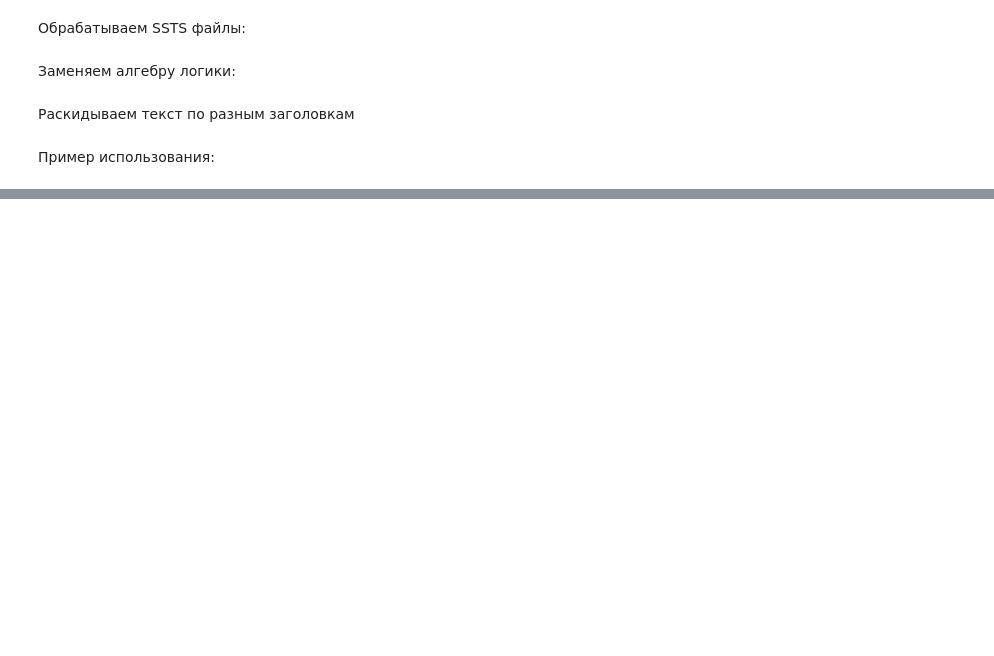
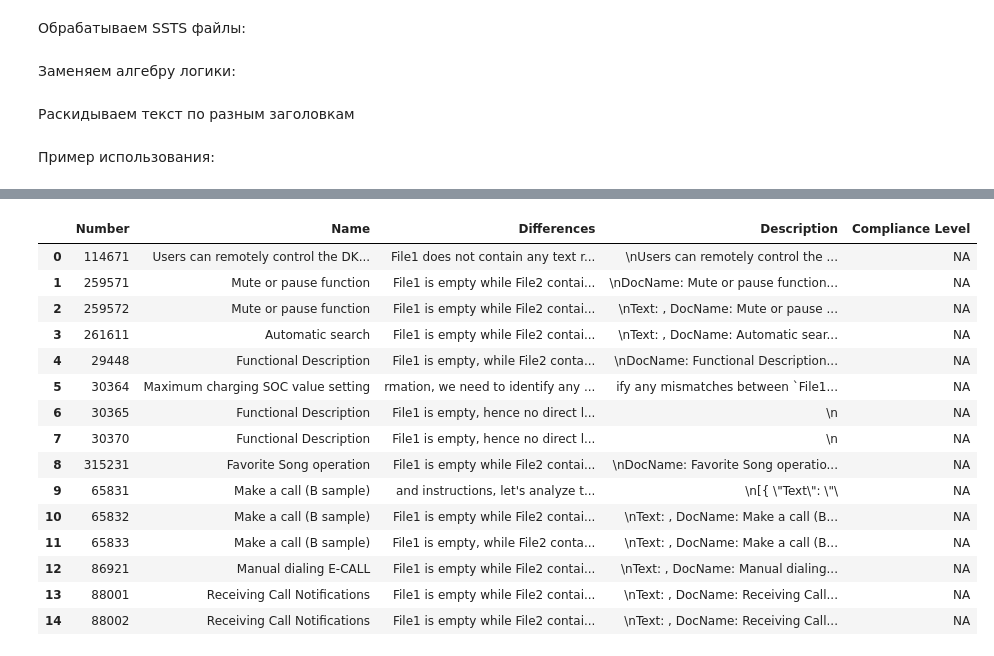
Before and after one commit to MegaMashroomSquad/CP_ATOM_HACK_2024, a Jupyter notebook: FULL_LAUNCH.ipynb, the cells around one changed output, grey strips where cells are left out. Cells and saved outputs as stored; diff of their text form; code cells hidden in the pictures; blank space fills up the shorter version.

```diff
--- a/FULL_LAUNCH.ipynb
+++ b/FULL_LAUNCH.ipynb
@@ -466,0 +499,19 @@ Average time taken per document: 3.3994 seconds
+# %%
+df
+# %% [output]
+|  | Number | Name | Differences | Description | Compliance Level |
+| 0 | 114671 | Users can remotely control the DK... | File1 does not contain any text r... | \nUsers can remotely control the ... | NA |
+| 1 | 259571 | Mute or pause function | File1 is empty while File2 contai... | \nDocName: Mute or pause function... | NA |
+| 2 | 259572 | Mute or pause function | File1 is empty while File2 contai... | \nText: , DocName: Mute or pause ... | NA |
+| 3 | 261611 | Automatic search | File1 is empty while File2 contai... | \nText: , DocName: Automatic sear... | NA |
+| 4 | 29448 | Functional Description | File1 is empty, while File2 conta... | \nDocName: Functional Description... | NA |
+| 5 | 30364 | Maximum charging SOC value setting | rmation, we need to identify any ... | ify any mismatches between `File1... | NA |
+| 6 | 30365 | Functional Description | File1 is empty, hence no direct l... | \n | NA |
+| 7 | 30370 | Functional Description | File1 is empty, hence no direct l... | \n | NA |
+| 8 | 315231 | Favorite Song operation | File1 is empty while File2 contai... | \nDocName: Favorite Song operatio... | NA |
+| 9 | 65831 | Make a call (B sample) | and instructions, let's analyze t... | \n[{ \"Text\": \"\ | NA |
+| 10 | 65832 | Make a call (B sample) | File1 is empty while File2 contai... | \nText: , DocName: Make a call (B... | NA |
+| 11 | 65833 | Make a call (B sample) | File1 is empty, while File2 conta... | \nText: , DocName: Make a call (B... | NA |
+| 12 | 86921 | Manual dialing E-CALL | File1 is empty while File2 contai... | \nText: , DocName: Manual dialing... | NA |
+| 13 | 88001 | Receiving Call Notifications | File1 is empty while File2 contai... | \nText: , DocName: Receiving Call... | NA |
+| 14 | 88002 | Receiving Call Notifications | File1 is empty while File2 contai... | \nText: , DocName: Receiving Call... | NA |
```
Also changed, not shown: parts of 11 cells of this notebook, 1 other file.
